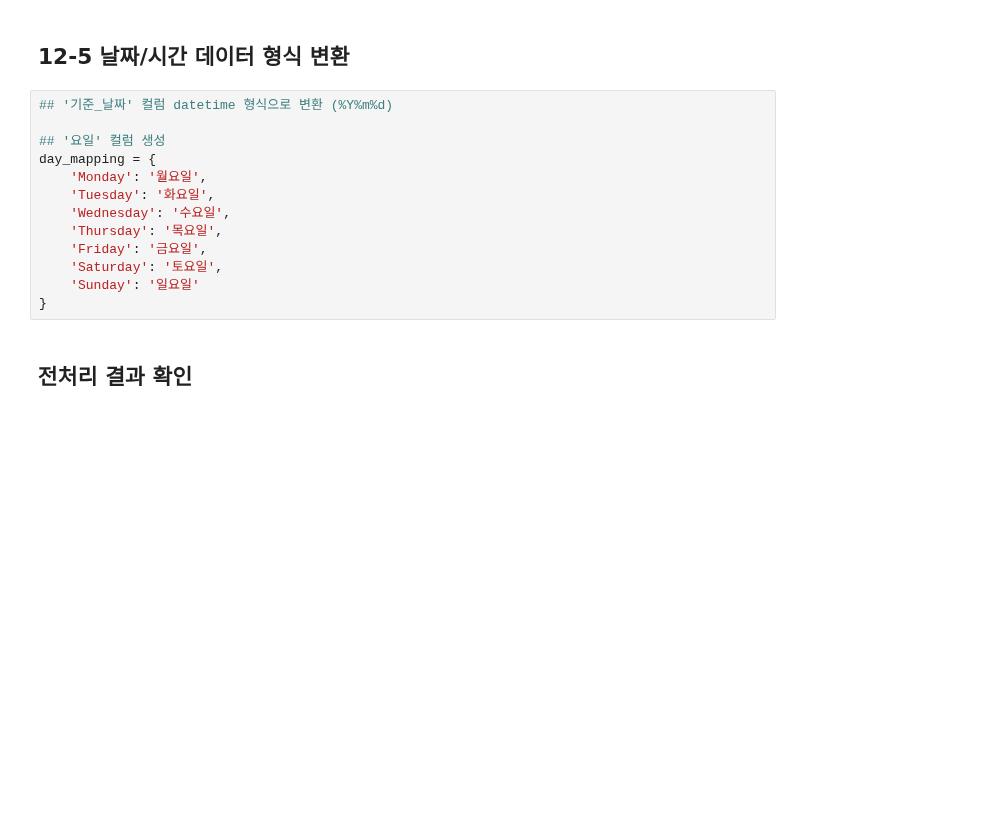
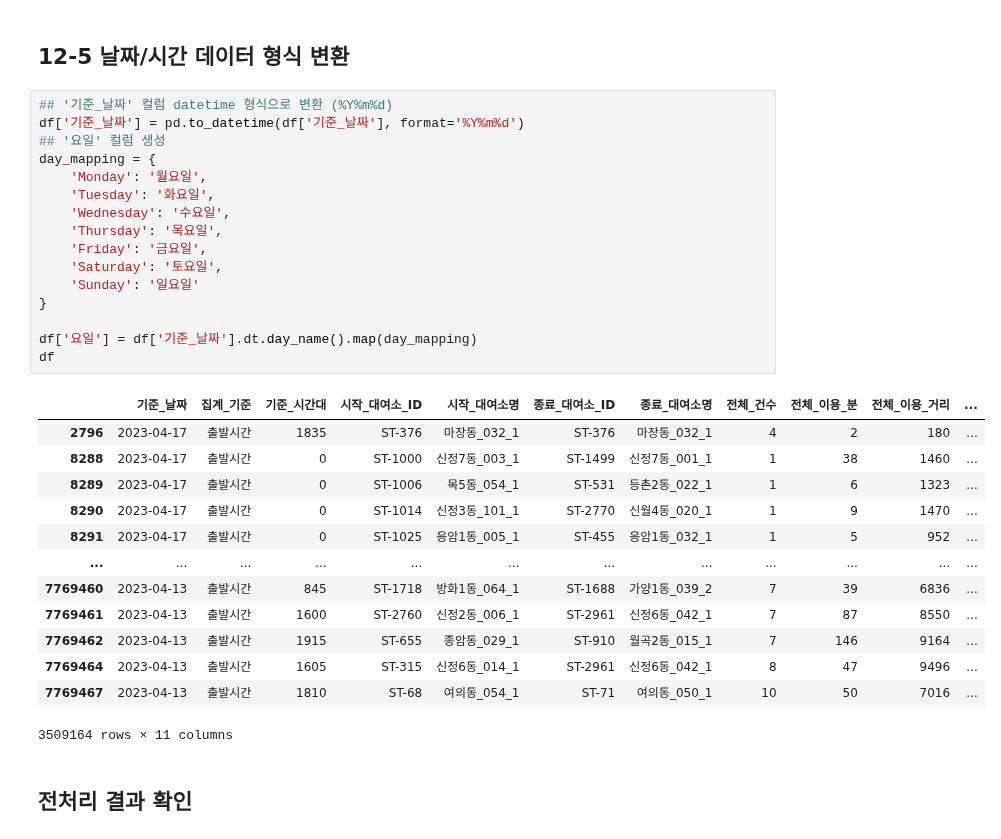
Before and after one commit to iam149cm/Data-Analysis-with-Open-Source, a Jupyter notebook: 오픈소스_데이터_분석_12강.ipynb, the cells around one changed output. Saved outputs shown, nothing was run; the diff lists cells and outputs as text; blank space fills up the shorter version.

```diff
--- a/오픈소스_데이터_분석_12강.ipynb
+++ b/오픈소스_데이터_분석_12강.ipynb
@@ -153,17 +153,34 @@ print(df.describe(include=['object']).to_markdown())
 ## 12-5 날짜/시간 데이터 형식 변환
 # %%
 ## '기준_날짜' 컬럼 datetime 형식으로 변환 (%Y%m%d)
-
+df['기준_날짜'] = pd.to_datetime(df['기준_날짜'], format='%Y%m%d')
 ## '요일' 컬럼 생성
 day_mapping = {
     'Monday': '월요일',
     'Tuesday': '화요일',
     'Wednesday': '수요일',
     'Thursday': '목요일',
     'Friday': '금요일',
     'Saturday': '토요일',
     'Sunday': '일요일'
 }
+
+df['요일'] = df['기준_날짜'].dt.day_name().map(day_mapping)
+df
+# %% [output]
+|  | 기준_날짜 | 집계_기준 | 기준_시간대 | 시작_대여소_ID | 시작_대여소명 | 종료_대여소_ID | 종료_대여소명 | 전체_건수 | 전체_이용_분 | 전체_이용_거리 | ... |
+| 2796 | 2023-04-17 | 출발시간 | 1835 | ST-376 | 마장동_032_1 | ST-376 | 마장동_032_1 | 4 | 2 | 180 | ... |
+| 8288 | 2023-04-17 | 출발시간 | 0 | ST-1000 | 신정7동_003_1 | ST-1499 | 신정7동_001_1 | 1 | 38 | 1460 | ... |
+| 8289 | 2023-04-17 | 출발시간 | 0 | ST-1006 | 목5동_054_1 | ST-531 | 등촌2동_022_1 | 1 | 6 | 1323 | ... |
+| 8290 | 2023-04-17 | 출발시간 | 0 | ST-1014 | 신정3동_101_1 | ST-2770 | 신월4동_020_1 | 1 | 9 | 1470 | ... |
+| 8291 | 2023-04-17 | 출발시간 | 0 | ST-1025 | 응암1동_005_1 | ST-455 | 응암1동_032_1 | 1 | 5 | 952 | ... |
+| ... | ... | ... | ... | ... | ... | ... | ... | ... | ... | ... | ... |
+| 7769460 | 2023-04-13 | 출발시간 | 845 | ST-1718 | 방화1동_064_1 | ST-1688 | 가양1동_039_2 | 7 | 39 | 6836 | ... |
+| 7769461 | 2023-04-13 | 출발시간 | 1600 | ST-2760 | 신정2동_006_1 | ST-2961 | 신정6동_042_1 | 7 | 87 | 8550 | ... |
+| 7769462 | 2023-04-13 | 출발시간 | 1915 | ST-655 | 종암동_029_1 | ST-910 | 월곡2동_015_1 | 7 | 146 | 9164 | ... |
+| 7769464 | 2023-04-13 | 출발시간 | 1605 | ST-315 | 신정6동_014_1 | ST-2961 | 신정6동_042_1 | 8 | 47 | 9496 | ... |
+| 7769467 | 2023-04-13 | 출발시간 | 1810 | ST-68 | 여의동_054_1 | ST-71 | 여의동_050_1 | 10 | 50 | 7016 | ... |
+3509164 rows × 11 columns
 # %% [markdown]
 ## 전처리 결과 확인
 # %%
```
Also changed, not shown: parts of 4 cells of this notebook.
